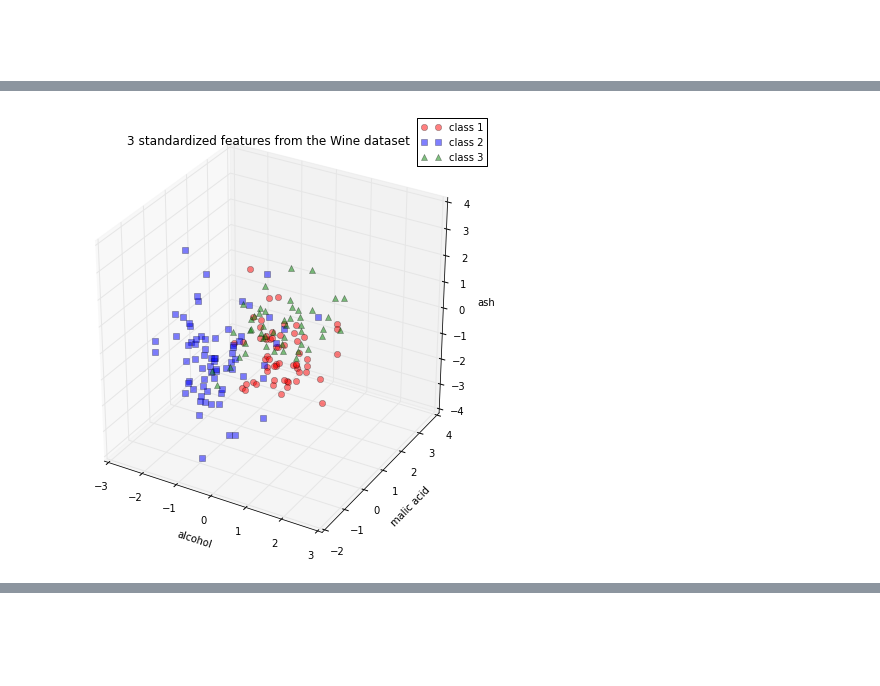
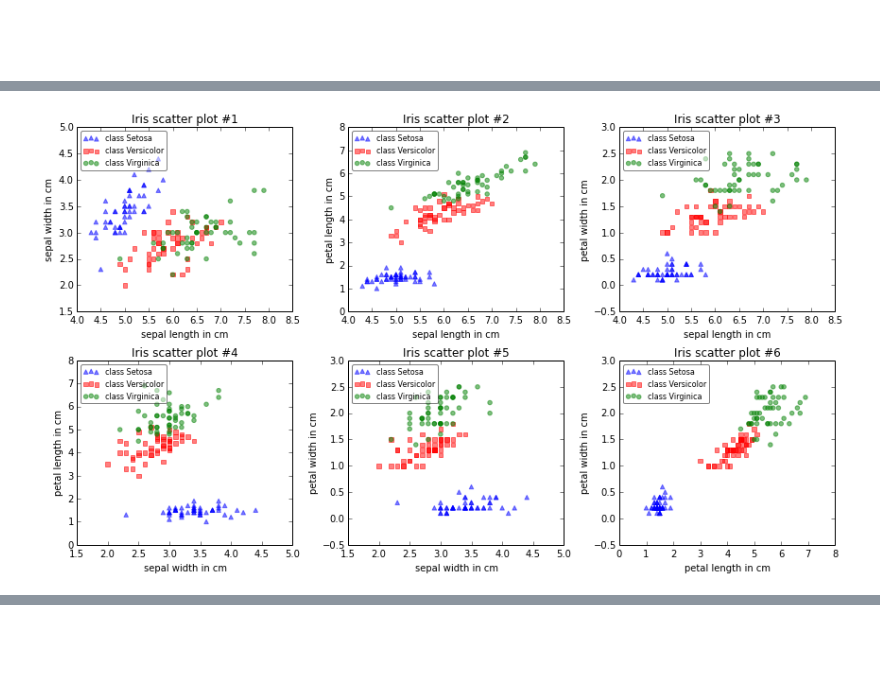
Before and after one commit to rasbt/pattern_classification, a Jupyter notebook: dimensionality_reduction/projection/linear_discriminant_analysis.ipynb, the cells around one changed output, grey strips where cells are left out. Cells and saved outputs as stored; diff of their text form; code cells hidden in the pictures.

```diff
--- a/dimensionality_reduction/projection/linear_discriminant_analysis.ipynb
+++ b/dimensionality_reduction/projection/linear_discriminant_analysis.ipynb
@@ -179,0 +156,7 @@ df.head()
+# %%
+feature_dict = {i:label for i,label in zip(
+                range(4),
+                  ('sepal length in cm',
+                  'sepal width in cm',
+                  'petal length in cm',
+                  'petal width in cm', ))}
@@ -204,3 +198,14 @@ X = std_scale.fit_transform(X)
+# %%
+from sklearn.preprocessing import LabelEncoder
+
+X = df[[0,1,2,3]].values
+y = df['class label'].values
+
+enc = LabelEncoder()
+label_encoder = enc.fit(y)
+y = label_encoder.transform(y) + 1
+
+label_dict = {1: 'Setosa', 2: 'Versicolor', 3:'Virginica'}
 # %% [markdown]
 <a name="sample_data"></a>
 <br>
@@ -210,33 +215,32 @@ Just to get a rough idea how the samples of our three classes $\omega_1$, $\omeg
 # %%
 %matplotlib inline
-# %%
-from matplotlib import pyplot as plt
-from mpl_toolkits.mplot3d import Axes3D
-from mpl_toolkits.mplot3d import proj3d
-
-fig = plt.figure(figsize=(8,8))
-ax = fig.add_subplot(111, projection='3d')
-plt.rcParams['legend.fontsize'] = 10
-
-colors = ('red', 'blue', 'green')
-markers = ('o', 's', '^')
-for i in range(3):
-    ax.plot(X[y==i+1, 0],
-            X[y==i+1, 1],
-            X[y==i+1, 2],
-            color=colors[i],
-            marker=markers[i],
-            alpha=0.5,
-            label='class %s' %(i+1),
-            ls=''
-            )
-
-plt.title('3 standardized features from the Wine dataset')
-ax.legend(loc='upper right')
-ax.set_xlabel('alcohol')
-ax.set_ylabel('malic acid')
-ax.set_zlabel('ash')
-
-plt.show()
-# %% [output]
-[figure, removed]
+# %%
+import matplotlib.pyplot as plt
+from itertools import combinations
+
+combs = tuple(combinations(range(4), 2))
+
+fig, axes = plt.subplots(nrows=2, ncols=3, figsize=(12,7))
+
+for ax,com,cnt in zip(axes.ravel(), combs, range(1,7)):
+    for lab,col,mar in zip(range(1,4), ('blue', 'red', 'green'), ('^', 's', 'o')):
+
+        ax.scatter(X[y==lab, com[0]],
+                   X[y==lab, com[1]],
+                   color=col,
+                   label='class %s' %label_dict[lab],
+                   alpha=0.5,
+                   marker=mar)
+    leg = ax.legend(loc='upper left', fancybox=True, fontsize=8)
+    leg.get_frame().set_alpha(0.5)
+    ax.set_xlabel(feature_dict[com[0]])
+    ax.set_ylabel(feature_dict[com[1]])
+    ax.set_title('Iris scatter plot #%s' %cnt)
+
+fig.tight_layout()
+
+#plt.legend('upper right', fontsize=8)
+
+plt.show()
+# %% [output]
+[figure, added]
```
Also changed, not shown: parts of 18 cells of this notebook.
